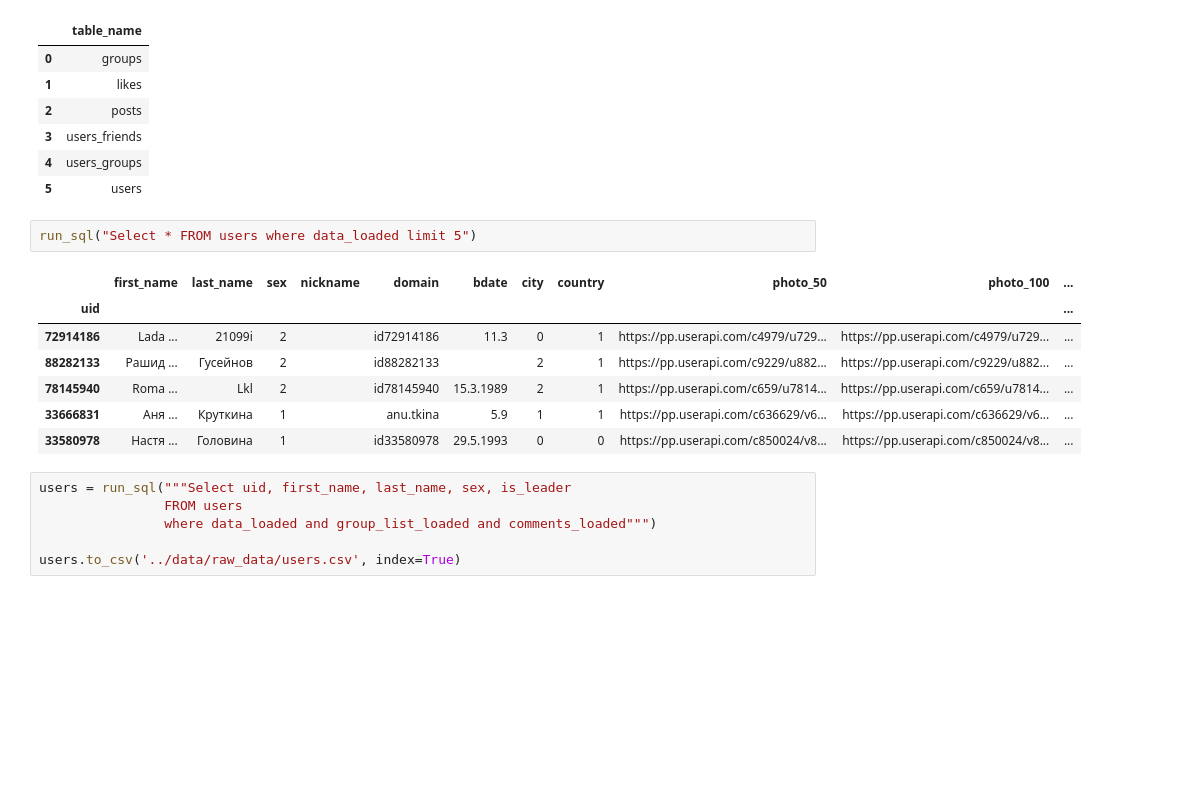
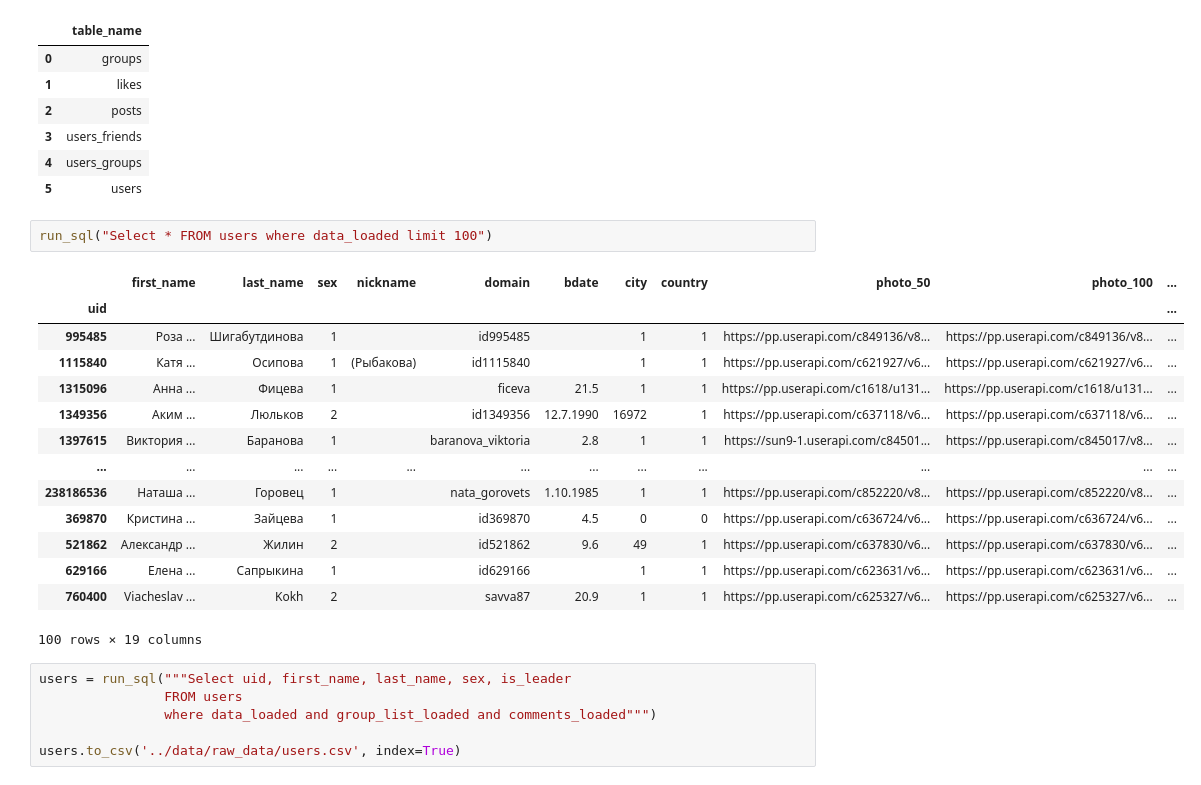
Before and after one commit to kimaril/leadership-practice-practice, a Jupyter notebook: notebooks/0.0-mrartemev-data.ipynb, the cells around one changed output. Cells and saved outputs as stored; diff of their text form; blank space fills up the shorter version.

```diff
--- a/notebooks/0.0-mrartemev-data.ipynb
+++ b/notebooks/0.0-mrartemev-data.ipynb
@@ -52,15 +58,22 @@ run_sql("""SELECT table_name FROM information_schema.tables WHERE table_schema =
 | 4 | users_groups |
 | 5 | users |
 # %%
-run_sql("Select * FROM users where data_loaded limit 5")
+run_sql("Select * FROM users where data_loaded limit 100")
 # %% [output]
 |  | first_name | last_name | sex | nickname | domain | bdate | city | country | photo_50 | photo_100 | ... |
 | uid |  |  |  |  |  |  |  |  |  |  | ... |
-| 72914186 | Lada ... | 21099i | 2 |  | id72914186 | 11.3 | 0 | 1 | https://pp.userapi.com/c4979/u729... | https://pp.userapi.com/c4979/u729... | ... |
-| 88282133 | Рашид ... | Гусейнов | 2 |  | id88282133 |  | 2 | 1 | https://pp.userapi.com/c9229/u882... | https://pp.userapi.com/c9229/u882... | ... |
-| 78145940 | Roma ... | Lkl | 2 |  | id78145940 | 15.3.1989 | 2 | 1 | https://pp.userapi.com/c659/u7814... | https://pp.userapi.com/c659/u7814... | ... |
-| 33666831 | Аня ... | Круткина | 1 |  | anu.tkina | 5.9 | 1 | 1 | https://pp.userapi.com/c636629/v6... | https://pp.userapi.com/c636629/v6... | ... |
-| 33580978 | Настя ... | Головина | 1 |  | id33580978 | 29.5.1993 | 0 | 0 | https://pp.userapi.com/c850024/v8... | https://pp.userapi.com/c850024/v8... | ... |
+| 995485 | Роза ... | Шигабутдинова | 1 |  | id995485 |  | 1 | 1 | https://pp.userapi.com/c849136/v8... | https://pp.userapi.com/c849136/v8... | ... |
+| 1115840 | Катя ... | Осипова | 1 | (Рыбакова) | id1115840 |  | 1 | 1 | https://pp.userapi.com/c621927/v6... | https://pp.userapi.com/c621927/v6... | ... |
+| 1315096 | Анна ... | Фицева | 1 |  | ficeva | 21.5 | 1 | 1 | https://pp.userapi.com/c1618/u131... | https://pp.userapi.com/c1618/u131... | ... |
+| 1349356 | Аким ... | Люльков | 2 |  | id1349356 | 12.7.1990 | 16972 | 1 | https://pp.userapi.com/c637118/v6... | https://pp.userapi.com/c637118/v6... | ... |
+| 1397615 | Виктория ... | Баранова | 1 |  | baranova_viktoria | 2.8 | 1 | 1 | https://sun9-1.userapi.com/c84501... | https://pp.userapi.com/c845017/v8... | ... |
+| ... | ... | ... | ... | ... | ... | ... | ... | ... | ... | ... | ... |
+| 238186536 | Наташа ... | Горовец | 1 |  | nata_gorovets | 1.10.1985 | 1 | 1 | https://pp.userapi.com/c852220/v8... | https://pp.userapi.com/c852220/v8... | ... |
+| 369870 | Кристина ... | Зайцева | 1 |  | id369870 | 4.5 | 0 | 0 | https://pp.userapi.com/c636724/v6... | https://pp.userapi.com/c636724/v6... | ... |
+| 521862 | Александр ... | Жилин | 2 |  | id521862 | 9.6 | 49 | 1 | https://pp.userapi.com/c637830/v6... | https://pp.userapi.com/c637830/v6... | ... |
+| 629166 | Елена ... | Сапрыкина | 1 |  | id629166 |  | 1 | 1 | https://pp.userapi.com/c623631/v6... | https://pp.userapi.com/c623631/v6... | ... |
+| 760400 | Viacheslav ... | Kokh | 2 |  | savva87 | 20.9 | 1 | 1 | https://pp.userapi.com/c625327/v6... | https://pp.userapi.com/c625327/v6... | ... |
+100 rows × 19 columns
 # %%
 users = run_sql("""Select uid, first_name, last_name, sex, is_leader
                 FROM users
```
Also changed, not shown: parts of 28 cells of this notebook, 6 other files.
